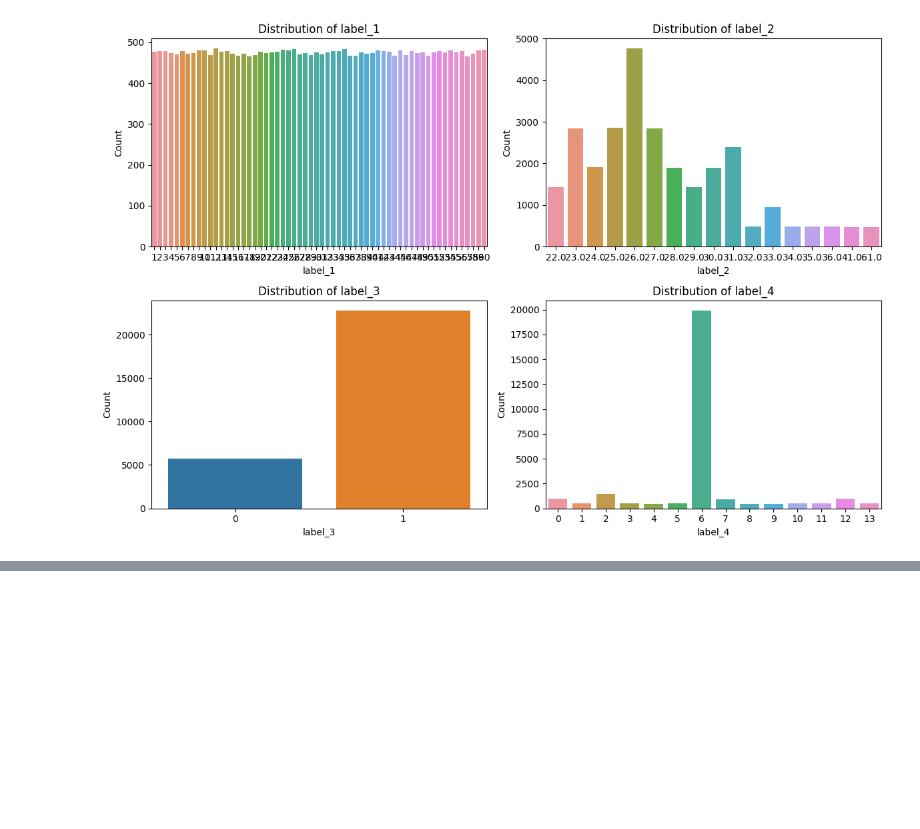
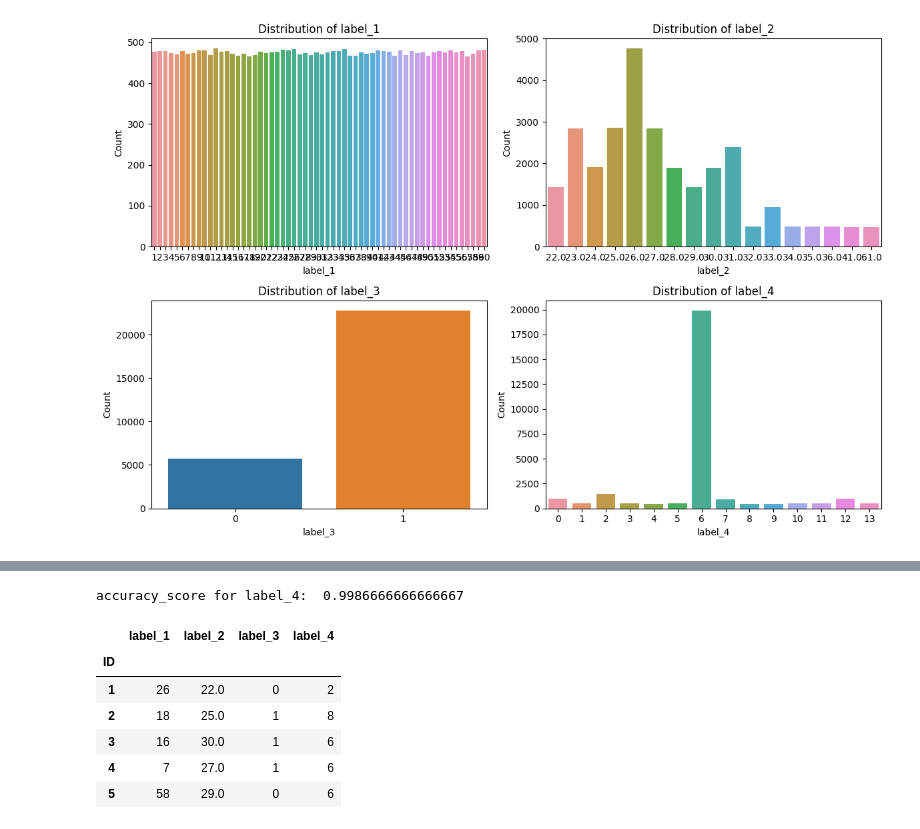
Before and after one commit to Akila-I/cs4622-machine_learning-project, a Jupyter notebook: speech-based-classification-layer-8/layer-8.ipynb, the cells around one changed output, grey strips where cells are left out. Cells and saved outputs as stored; diff of their text form; code cells hidden in the pictures; blank space fills up the shorter version.

```diff
--- a/speech-based-classification-layer-8/layer-8.ipynb
+++ b/speech-based-classification-layer-8/layer-8.ipynb
@@ -195,0 +254,15 @@ label1 shows a balanced distribution, label3 and label4 have one dominant class
+# %%
+svc_model_after_halving_search = SVC(kernel='rbf', gamma='scale', C=100, random_state=42)
+
+df_test_pred = pd.DataFrame()
+
+for label in LABELS:
+  svc_model_after_halving_search.fit(data_dict[label]['x_train'], data_dict[label]['y_train'])
+
+  svc_pred = svc_model_after_halving_search.predict(data_dict[label]['x_valid'])
+  print('accuracy_score for {}: '.format(label), accuracy_score(data_dict[label]['y_valid'], svc_pred))
+
+  svc_test_pred = svc_model_after_halving_search.predict(data_dict[label]['x_test'])
+  df_test_pred[label] = svc_test_pred
+
+df_test_pred.head()
@@ -195,0 +280,35 @@ label1 shows a balanced distribution, label3 and label4 have one dominant class
+# %%
+# index.name = ID and start index from 1
+
+df_test_pred.index += 1
+df_test_pred.index.name = 'ID'
+df_test_pred.head()
+df_test_pred.to_csv('submission_2.csv')
+# %%
+# PCA only for label_3
+
+svc_model_pca = SVC(kernel='rbf', C=100, random_state=42)
+
+pca = PCA(n_components=0.97 ,svd_solver='full')
+
+x_train_pca = pca.fit_transform(data_dict['label_3']['x_train'])
+svc_model_pca.fit(x_train_pca, data_dict['label_3']['y_train'])
+
+x_valid_pca = pca.transform(data_dict['label_3']['x_valid'])
+svc_pred = svc_model_pca.predict(x_valid_pca)
+print('accuracy_score for {}: '.format(label), accuracy_score(data_dict['label_3']['y_valid'], svc_pred))
+
+x_test_pca = pca.transform(data_dict['label_3']['x_test'])
+svc_test_pred = svc_model_pca.predict(x_test_pca)
+df_test_pred['label_3'] = svc_test_pred
+
+df_test_pred.head()
+# %% [output]
+accuracy_score for label_4:  0.9986666666666667
+|  | label_1 | label_2 | label_3 | label_4 |
+| ID |  |  |  |  |
+| 1 | 26 | 22.0 | 0 | 2 |
+| 2 | 18 | 25.0 | 1 | 8 |
+| 3 | 16 | 30.0 | 1 | 6 |
+| 4 | 7 | 27.0 | 1 | 6 |
+| 5 | 58 | 29.0 | 0 | 6 |
```
Also changed, not shown: parts of 6 cells of this notebook.
